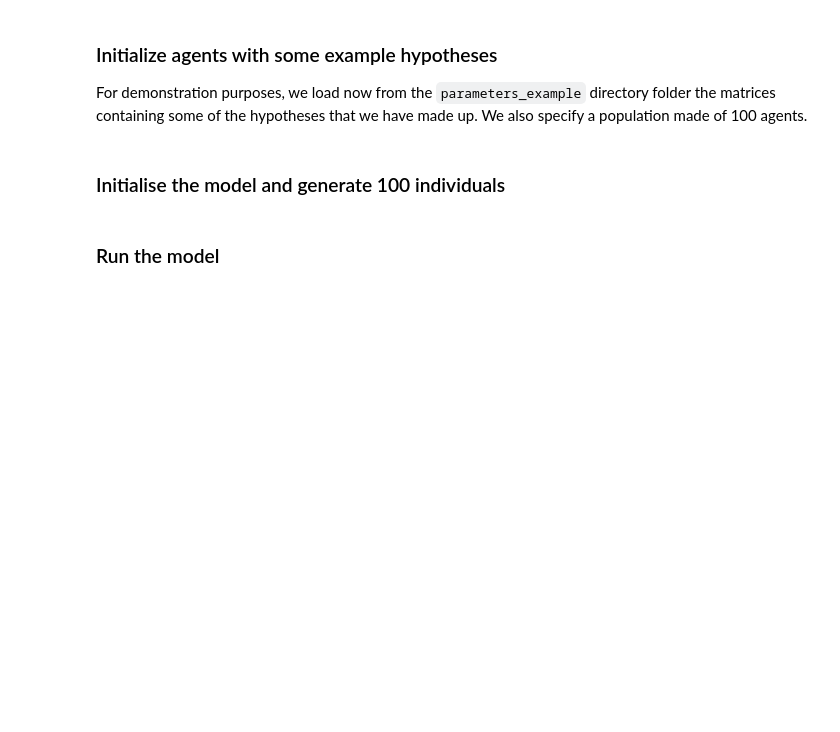
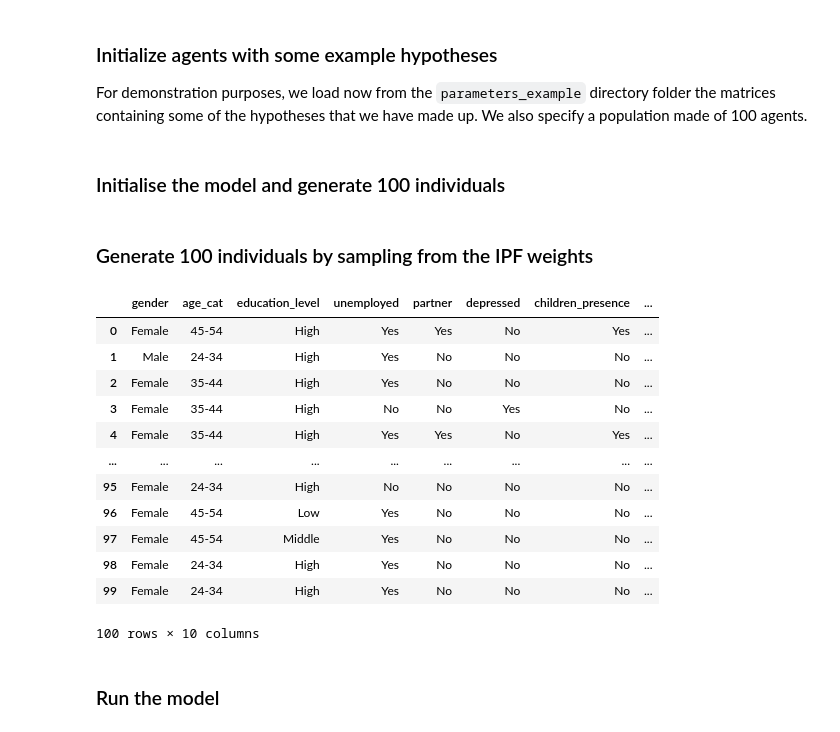
Before and after one commit to covid19ABM/comma, a Jupyter notebook: notebooks/tutorial.ipynb, the cells around one changed output. Cells and saved outputs as stored; diff of their text form; code cells hidden in the pictures; blank space fills up the shorter version.

Commit message:
Fix #51.
Add sampling function from the IPF weights; add setup.py file so that the tutorial notebook will work properly.

```diff
--- a/notebooks/tutorial.ipynb
+++ b/notebooks/tutorial.ipynb
@@ -29,6 +29,28 @@ model = Model()
 # %%
 size = 100
 individuals = model.setup(size, '../parameters_example/')
+# %% [markdown]
+### Generate 100 individuals by sampling from the IPF weights
+# %%
+from comma.individual import Individual
+
+dir_params = "../parameters_example/"
+sampled_features = Individual.data_sampling_ipf(100, dir_params)
+sampled_features
+# %% [output]
+|  | gender | age_cat | education_level | unemployed | partner | depressed | children_presence | ... |
+| 0 | Female | 45-54 | High | Yes | Yes | No | Yes | ... |
+| 1 | Male | 24-34 | High | Yes | No | No | No | ... |
+| 2 | Female | 35-44 | High | Yes | No | No | No | ... |
+| 3 | Female | 35-44 | High | No | No | Yes | No | ... |
+| 4 | Female | 35-44 | High | Yes | Yes | No | Yes | ... |
+| ... | ... | ... | ... | ... | ... | ... | ... | ... |
+| 95 | Female | 24-34 | High | No | No | No | No | ... |
+| 96 | Female | 45-54 | Low | Yes | No | No | No | ... |
+| 97 | Female | 45-54 | Middle | Yes | No | No | No | ... |
+| 98 | Female | 24-34 | High | Yes | No | No | No | ... |
+| 99 | Female | 24-34 | High | Yes | No | No | No | ... |
+100 rows × 10 columns
 # %% [markdown]
 ### Run the model
 # %% [markdown]
```
Also changed, not shown: parts of 5 cells of this notebook, 4 other files.
